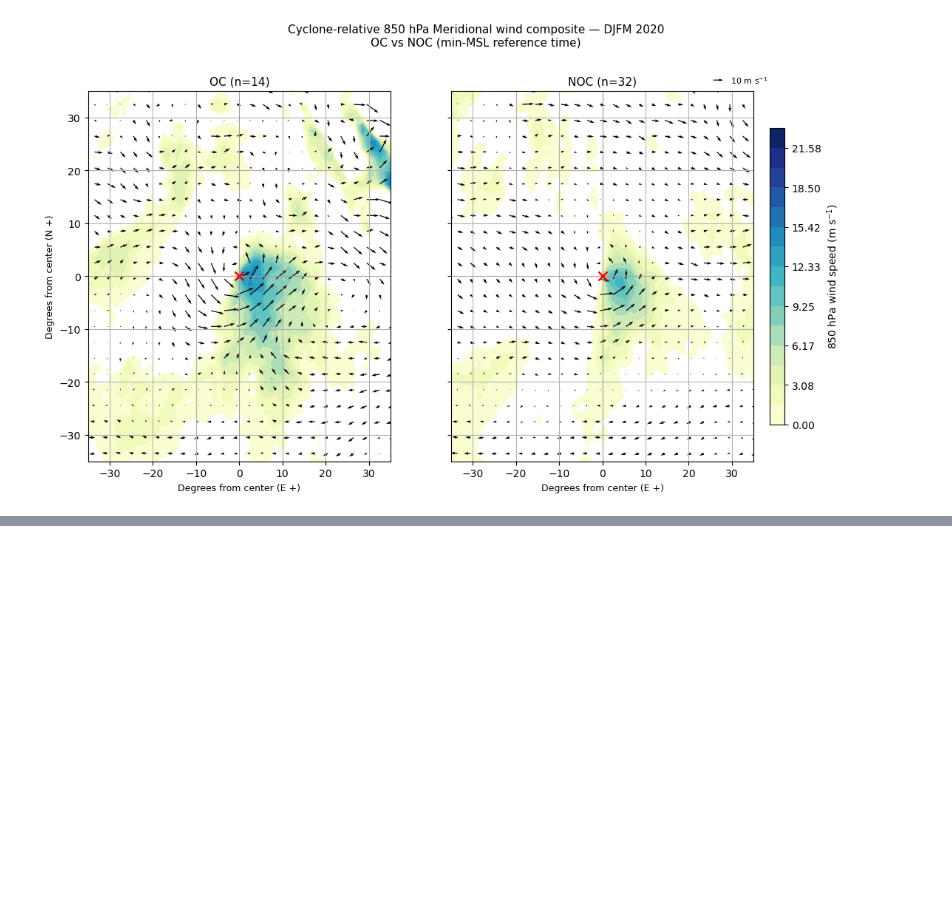
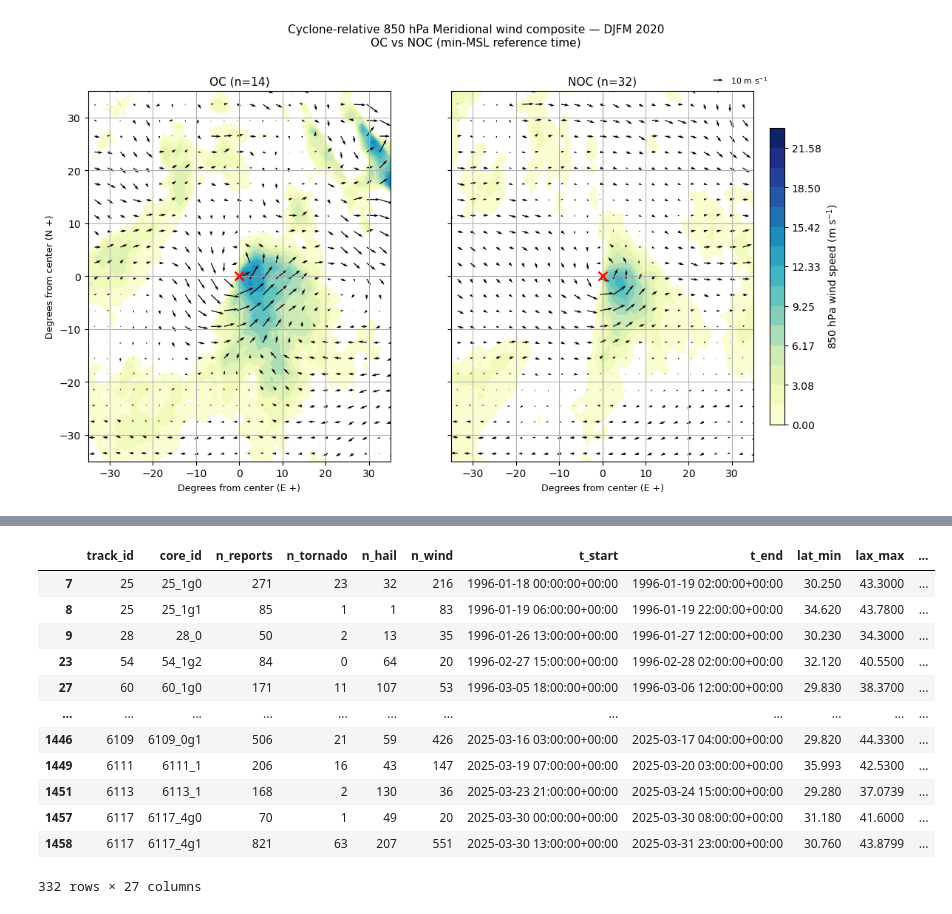
Before and after one commit to augustlepique/circs-research, a Jupyter notebook: TE_compositing.ipynb, the cells around one changed output, grey strips where cells are left out. Saved outputs shown, nothing was run; the diff lists cells and outputs as text; code cells hidden in the pictures; blank space fills up the shorter version.

```diff
--- a/TE_compositing.ipynb
+++ b/TE_compositing.ipynb
@@ -658,0 +623,3 @@ plt.show()
+# %%
+onset = pd.to_datetime(cores['onset_time'], utc=True)
+peak = pd.to_datetime(cores['peak_time'], utc=True)
@@ -658,0 +634,3 @@ plt.show()
+# %%
+cores['onset_h_from_min_msl'] = (onset - cores['time_min_msl']).dt.total_seconds() / 3600
+cores['peak_h_from_min_msl']  = (peak  - cores['time_min_msl']).dt.total_seconds() / 3600
@@ -658,0 +648,16 @@ plt.show()
+# %%
+cores
+# %% [output]
+|  | track_id | core_id | n_reports | n_tornado | n_hail | n_wind | t_start | t_end | lat_min | lax_max | ... |
+| 7 | 25 | 25_1g0 | 271 | 23 | 32 | 216 | 1996-01-18 00:00:00+00:00 | 1996-01-19 02:00:00+00:00 | 30.250 | 43.3000 | ... |
+| 8 | 25 | 25_1g1 | 85 | 1 | 1 | 83 | 1996-01-19 06:00:00+00:00 | 1996-01-19 22:00:00+00:00 | 34.620 | 43.7800 | ... |
+| 9 | 28 | 28_0 | 50 | 2 | 13 | 35 | 1996-01-26 13:00:00+00:00 | 1996-01-27 12:00:00+00:00 | 30.230 | 34.3000 | ... |
+| 23 | 54 | 54_1g2 | 84 | 0 | 64 | 20 | 1996-02-27 15:00:00+00:00 | 1996-02-28 02:00:00+00:00 | 32.120 | 40.5500 | ... |
+| 27 | 60 | 60_1g0 | 171 | 11 | 107 | 53 | 1996-03-05 18:00:00+00:00 | 1996-03-06 12:00:00+00:00 | 29.830 | 38.3700 | ... |
+| ... | ... | ... | ... | ... | ... | ... | ... | ... | ... | ... | ... |
+| 1446 | 6109 | 6109_0g1 | 506 | 21 | 59 | 426 | 2025-03-16 03:00:00+00:00 | 2025-03-17 04:00:00+00:00 | 29.820 | 44.3300 | ... |
+| 1449 | 6111 | 6111_1 | 206 | 16 | 43 | 147 | 2025-03-19 07:00:00+00:00 | 2025-03-20 03:00:00+00:00 | 35.993 | 42.5300 | ... |
+| 1451 | 6113 | 6113_1 | 168 | 2 | 130 | 36 | 2025-03-23 21:00:00+00:00 | 2025-03-24 15:00:00+00:00 | 29.280 | 37.0739 | ... |
+| 1457 | 6117 | 6117_4g0 | 70 | 1 | 49 | 20 | 2025-03-30 00:00:00+00:00 | 2025-03-30 08:00:00+00:00 | 31.180 | 41.6000 | ... |
+| 1458 | 6117 | 6117_4g1 | 821 | 63 | 207 | 551 | 2025-03-30 13:00:00+00:00 | 2025-03-31 23:00:00+00:00 | 30.760 | 43.8799 | ... |
+332 rows × 27 columns
```
Also changed, not shown: parts of 36 cells of this notebook, 10 other files.
